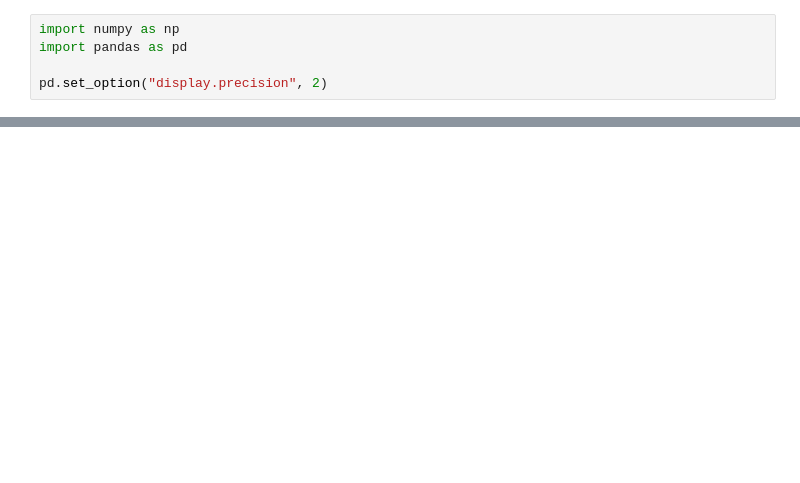
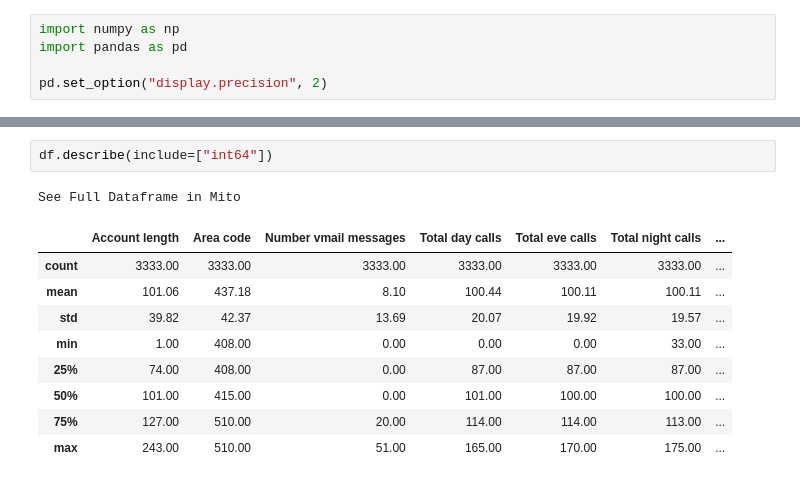
Before and after one commit to kulikofff/MLCourseAI, a Jupyter notebook: Topic 1/Pandas.ipynb, the cells around one changed output, grey strips where cells are left out. Saved outputs shown, nothing was run; the diff lists cells and outputs as text; blank space fills up the shorter version.

```diff
--- a/Topic 1/Pandas.ipynb
+++ b/Topic 1/Pandas.ipynb
@@ -17,0 +100,13 @@ See Full Dataframe in Mito
+# %%
+df.describe(include=["int64"])
+# %% [output]
+See Full Dataframe in Mito
+|  | Account length | Area code | Number vmail messages | Total day calls | Total eve calls | Total night calls | ... |
+| count | 3333.00 | 3333.00 | 3333.00 | 3333.00 | 3333.00 | 3333.00 | ... |
+| mean | 101.06 | 437.18 | 8.10 | 100.44 | 100.11 | 100.11 | ... |
+| std | 39.82 | 42.37 | 13.69 | 20.07 | 19.92 | 19.57 | ... |
+| min | 1.00 | 408.00 | 0.00 | 0.00 | 0.00 | 33.00 | ... |
+| 25% | 74.00 | 408.00 | 0.00 | 87.00 | 87.00 | 87.00 | ... |
+| 50% | 101.00 | 415.00 | 0.00 | 101.00 | 100.00 | 100.00 | ... |
+| 75% | 127.00 | 510.00 | 20.00 | 114.00 | 114.00 | 113.00 | ... |
+| max | 243.00 | 510.00 | 51.00 | 165.00 | 170.00 | 175.00 | ... |
```
Also changed, not shown: parts of 25 cells of this notebook.
